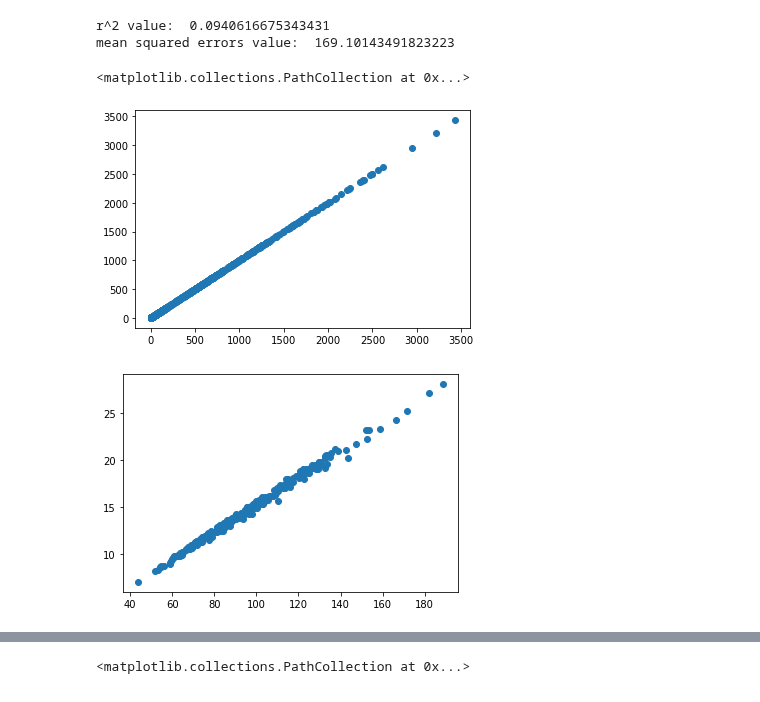
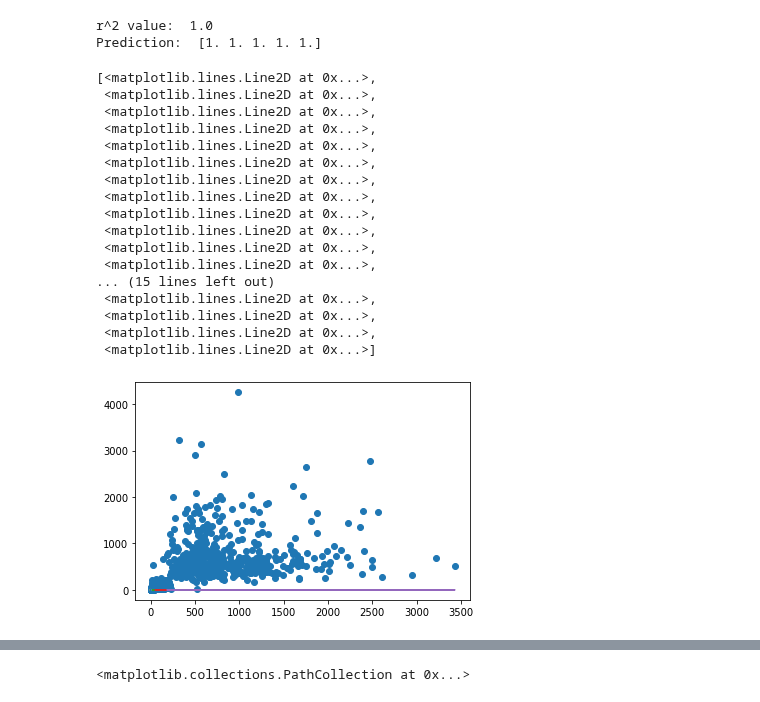
Before and after one commit to Ultan-Kearns/LYIT-Machine-Learning-Project, a Jupyter notebook: CA3Notebook.ipynb, the cells around one changed output, grey strips where cells are left out. Drawn from its saved outputs; the diff is of its cells as text; code cells hidden in the pictures.

Commit message:
Working on implementing random forest and improving linear regression

```diff
--- a/CA3Notebook.ipynb
+++ b/CA3Notebook.ipynb
@@ -77,41 +108,39 @@ testSet.corr(method='spearman')
 # %%
+# Here we train a model to perform linear regression data set to predict
+
 from sklearn.linear_model import LinearRegression
 from sklearn.metrics import mean_squared_error, r2_score
 from math import sqrt
 
+y = trainingSet.Diagnosis
 
-regression_model = LinearRegression().fit(trainingSet, testSet)
-rSquared = regression_model.score(trainingSet, testSet)
+# create the linear regression model by fitting training set to the test set
+regression_model = LinearRegression().fit(trainingSet, y)
+# Score the model and retrive r^2 value
+rSquared = regression_model.score(trainingSet, y)
 print('r^2 value: ', rSquared)
-print('mean squared errors value: ', sqrt(mean_squared_error(trainingSet,testSet)))
-plt.scatter(trainingSet,trainingSet)
+print('Prediction: ', regression_model.predict(trainingSet.head()))
+#Show a scatter plot of training set and
+plt.scatter(trainingSet,testSet)
+plt.plot(trainingSet,regression_model.predict(trainingSet))
 # %% [output]
-r^2 value:  0.0940616675343431
-mean squared errors value:  169.10143491823223
+r^2 value:  1.0
+Prediction:  [1. 1. 1. 1. 1.]
-<matplotlib.collections.PathCollection at 0x...>
+[<matplotlib.lines.Line2D at 0x...>,
+ <matplotlib.lines.Line2D at 0x...>,
+ <matplotlib.lines.Line2D at 0x...>,
+ <matplotlib.lines.Line2D at 0x...>,
+ <matplotlib.lines.Line2D at 0x...>,
+ <matplotlib.lines.Line2D at 0x...>,
+ <matplotlib.lines.Line2D at 0x...>,
+ <matplotlib.lines.Line2D at 0x...>,
+ <matplotlib.lines.Line2D at 0x...>,
+ <matplotlib.lines.Line2D at 0x...>,
+ <matplotlib.lines.Line2D at 0x...>,
+ <matplotlib.lines.Line2D at 0x...>,
+... (15 lines left out)
+ <matplotlib.lines.Line2D at 0x...>,
+ <matplotlib.lines.Line2D at 0x...>,
+ <matplotlib.lines.Line2D at 0x...>,
+ <matplotlib.lines.Line2D at 0x...>]
-[figure, old version]
+[figure, new version]
-# %%
-# Example of positive Linear correlation between radius and perimeter
-# since these correlate highly we can remove one of them from set
-
-plt.scatter(trainingSet['Mean_Perimeter'],trainingSet['Mean_Radius'])
-
-# We drop these as seen above all of these correlate well with the mean_radius in both sets
-
-trainingSet = trainingSet.drop(['Mean_Perimeter'],axis=1)
-trainingSet = trainingSet.drop(['Mean_Area'],axis=1)
-trainingSet = trainingSet.drop(['Worst_Perimeter'],axis=1)
-trainingSet = trainingSet.drop(['Worst_Area'],axis=1)
-trainingSet = trainingSet.drop(['Mean_Concave_Points'],axis=1)
-trainingSet = trainingSet.drop(['Worst_Texture'],axis=1)
-trainingSet = trainingSet.drop(['Worst_Fractal_Dimension'],axis=1)
-
-testSet = testSet.drop(['Mean_Perimeter'],axis=1)
-testSet = testSet.drop(['Mean_Area'],axis=1)
-testSet = testSet.drop(['Worst_Perimeter'],axis=1)
-testSet = testSet.drop(['Worst_Area'],axis=1)
-testSet = testSet.drop(['Mean_Concave_Points'],axis=1)
-testSet = testSet.drop(['Worst_Texture'],axis=1)
-testSet = testSet.drop(['Worst_Fractal_Dimension'],axis=1)
-# %% [output]
-[figure, removed]
```
Also changed, not shown: parts of 22 cells of this notebook.
